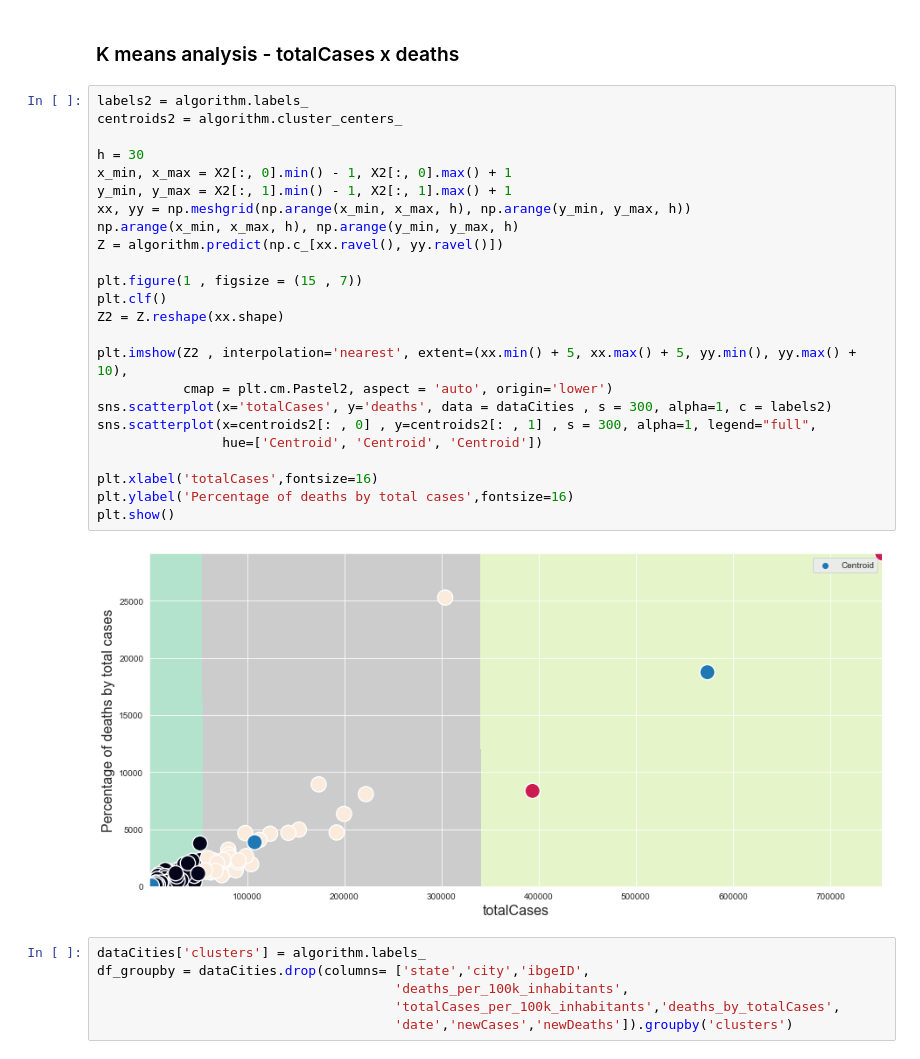
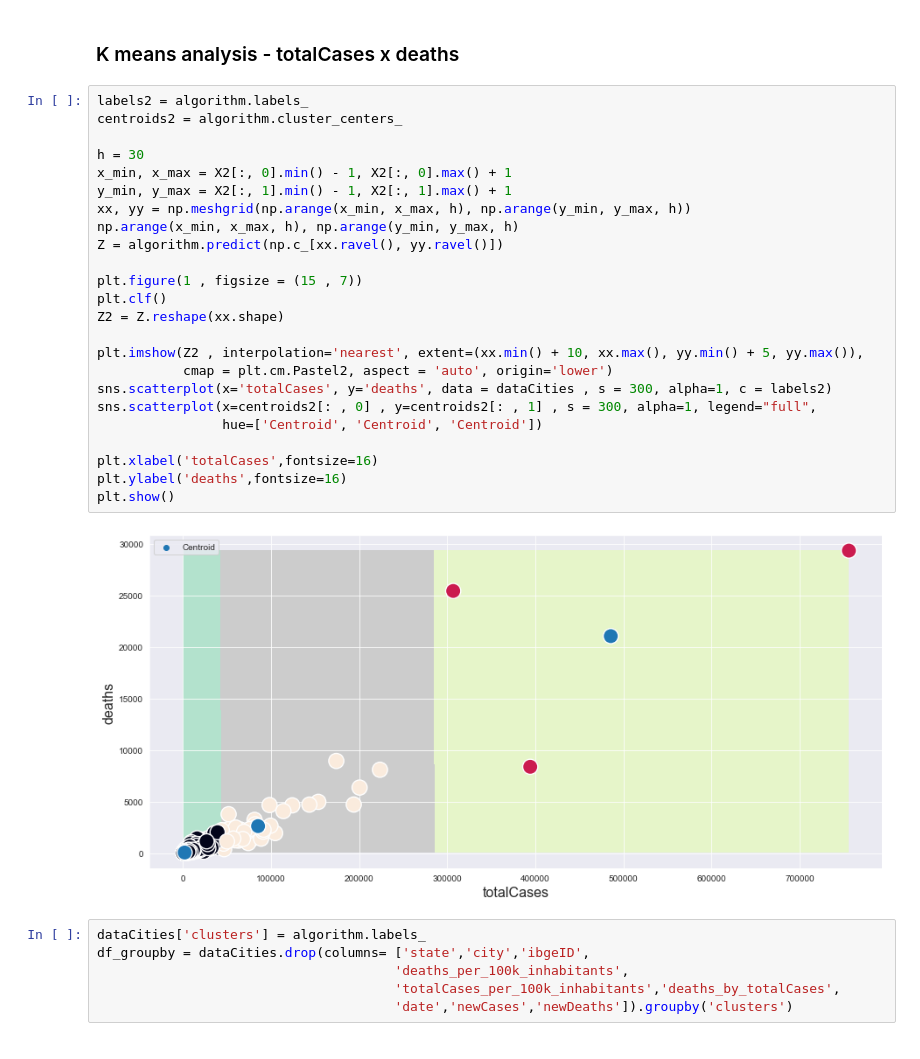
Before and after one commit to Carlos-Xavier/DataScienceUfal, a Jupyter notebook: project.ipynb, the cells around one changed output. Cells and saved outputs as stored; diff of their text form.

```diff
--- a/project.ipynb
+++ b/project.ipynb
@@ -339,29 +339,29 @@ array([[2.03158896e+03, 5.11231129e+01],
 # %%
 labels2 = algorithm.labels_
 centroids2 = algorithm.cluster_centers_
 
 h = 30
 x_min, x_max = X2[:, 0].min() - 1, X2[:, 0].max() + 1
 y_min, y_max = X2[:, 1].min() - 1, X2[:, 1].max() + 1
 xx, yy = np.meshgrid(np.arange(x_min, x_max, h), np.arange(y_min, y_max, h))
 np.arange(x_min, x_max, h), np.arange(y_min, y_max, h)
 Z = algorithm.predict(np.c_[xx.ravel(), yy.ravel()])
 
 plt.figure(1 , figsize = (15 , 7))
 plt.clf()
 Z2 = Z.reshape(xx.shape)
 
-plt.imshow(Z2 , interpolation='nearest', extent=(xx.min() + 5, xx.max() + 5, yy.min(), yy.max() + 10),
+plt.imshow(Z2 , interpolation='nearest', extent=(xx.min() + 10, xx.max(), yy.min() + 5, yy.max()),
            cmap = plt.cm.Pastel2, aspect = 'auto', origin='lower')
 sns.scatterplot(x='totalCases', y='deaths', data = dataCities , s = 300, alpha=1, c = labels2)
 sns.scatterplot(x=centroids2[: , 0] , y=centroids2[: , 1] , s = 300, alpha=1, legend="full",
                 hue=['Centroid', 'Centroid', 'Centroid'])
 
 plt.xlabel('totalCases',fontsize=16)
-plt.ylabel('Percentage of deaths by total cases',fontsize=16)
+plt.ylabel('deaths',fontsize=16)
 plt.show()
 # %% [output]
-[figure, old version]
+[figure, new version]
 # %%
 dataCities['clusters'] = algorithm.labels_
 df_groupby = dataCities.drop(columns= ['state','city','ibgeID',
```
Also changed, not shown: parts of 5 cells of this notebook.
